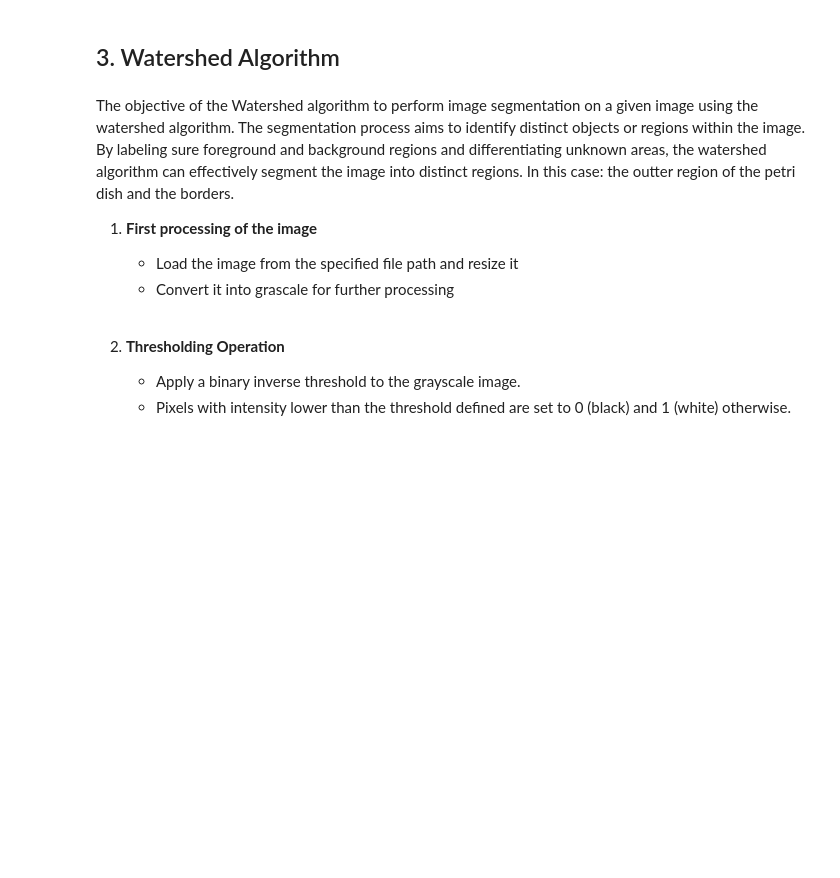
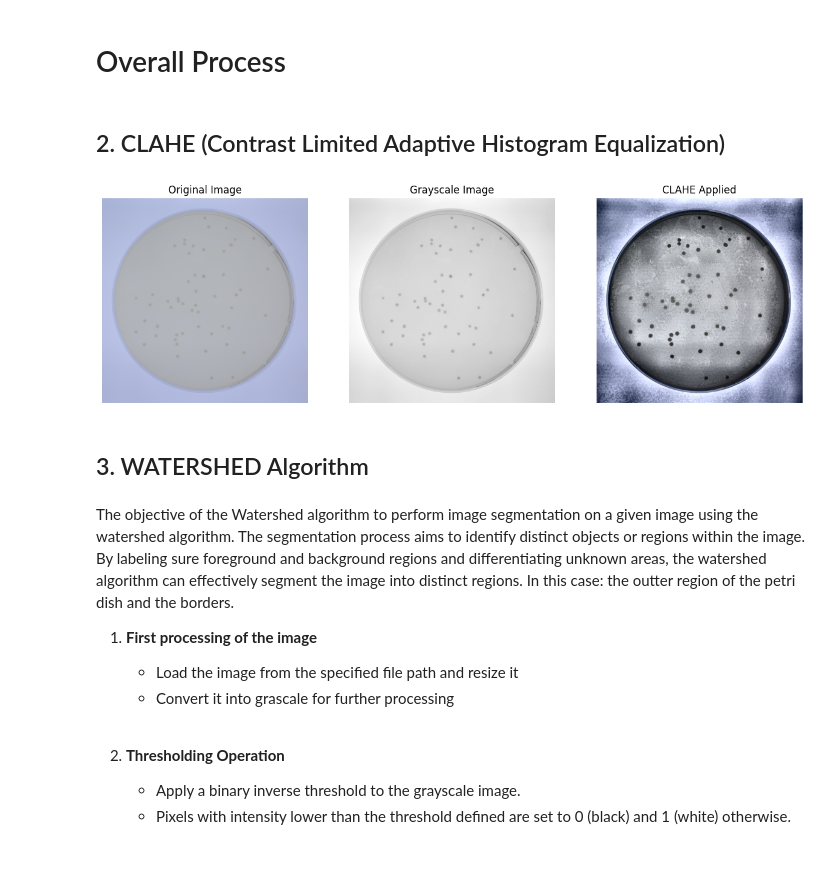
Before and after one commit to juanyuri/AutomaticCellCounting, a Jupyter notebook: notebook.ipynb, the cells around one changed output. Saved outputs shown, nothing was run; the diff lists cells and outputs as text; code cells hidden in the pictures; blank space fills up the shorter version.

```diff
--- a/notebook.ipynb
+++ b/notebook.ipynb
@@ -1,5 +1,50 @@
+# %% [markdown]
+# Overall Process
+# %%
+import cv2
+import numpy as np
+import matplotlib.pyplot as plt
+
+IMAGE_PATH = "d3_ecoli/img_05.jpg"
+# %% [markdown]
+## 2. CLAHE (Contrast Limited Adaptive Histogram Equalization)
+# %%
+# Read and resize the image
+img = cv.imread(IMAGE_PATH)
+img = cv.resize(img, None, fx=0.5, fy=0.5)
+
+# Convert the image to LAB color space
+lab = cv.cvtColor(img, cv.COLOR_BGR2LAB)
+
+# Create CLAHE object
+clahe = cv.createCLAHE()
+
+# Apply CLAHE to the L (lightness) channel
+lab[:,:,0] = clahe.apply(lab[:,:,0])
+
+# Convert LAB image and GRAY image back to BGR color space
+bgr = cv.cvtColor(lab, cv.COLOR_LAB2BGR)
+gray = cv.cvtColor(img, cv.COLOR_BGR2GRAY)
+# %%
+# Prepare images for display
+images = [img, gray, bgr]
+titles = ['Original Image', 'Grayscale Image', 'CLAHE Applied']
+
+plt.figure(figsize=(15, 5))
+for i in range(3):
+    plt.subplot(1, 3, i+1)
+    if len(images[i].shape) == 2:  # grayscale image
+        plt.imshow(images[i], cmap='gray')
+    else:  # color image
+        plt.imshow(cv.cvtColor(images[i], cv.COLOR_BGR2RGB))
+    plt.title(titles[i])
+    plt.axis('off')
+
+plt.show()
+# %% [output]
+[figure, added]
 # %% [markdown]
-## 3. Watershed Algorithm
+## 3. WATERSHED Algorithm
 # %% [markdown]
 The objective of the Watershed algorithm to perform image segmentation on a given image using the watershed algorithm. The segmentation process aims to identify distinct objects or regions within the image. By labeling sure foreground and background regions and differentiating unknown areas, the watershed algorithm can effectively segment the image into distinct regions. In this case: the outter region of the petri dish and the borders.
 
```
Also changed, not shown: parts of 1 cell of this notebook.
